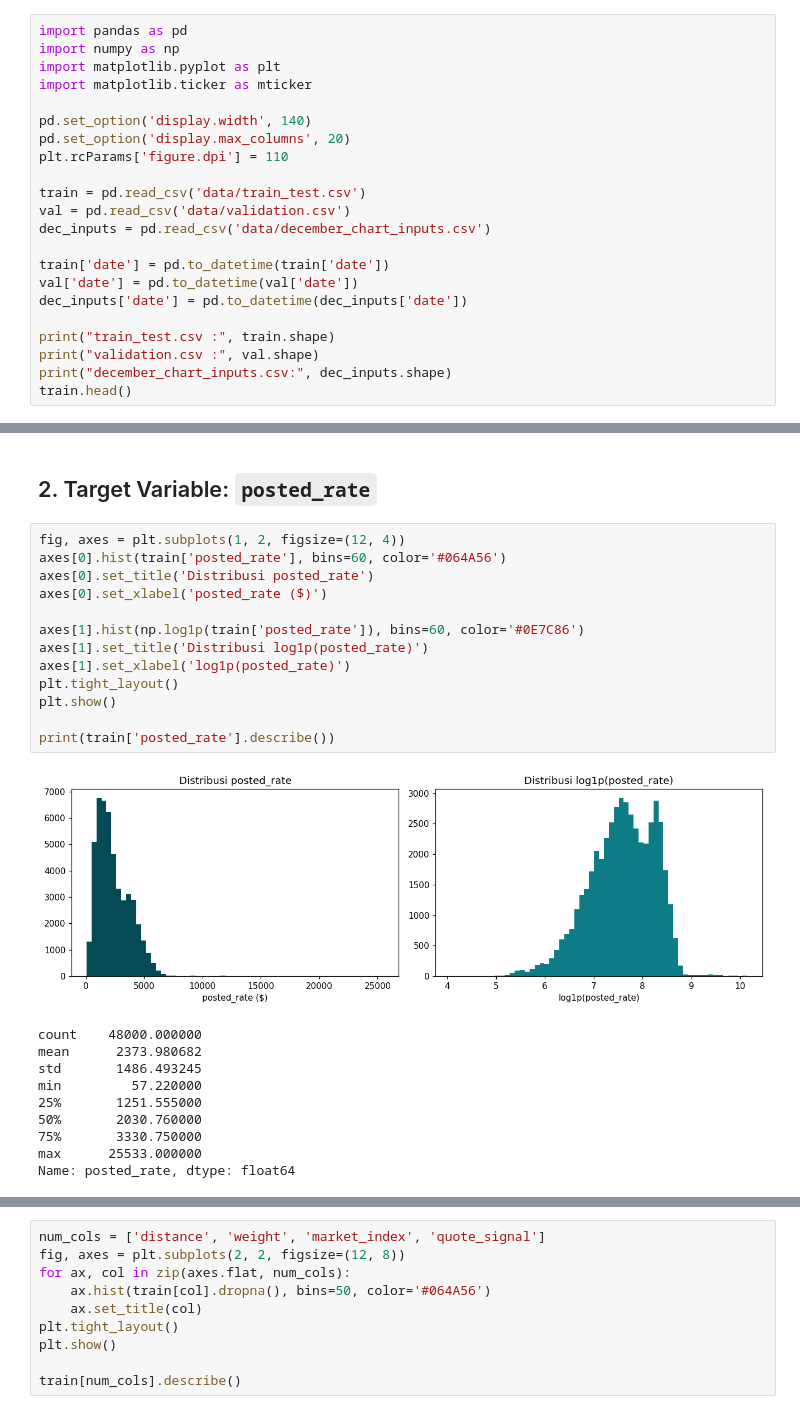
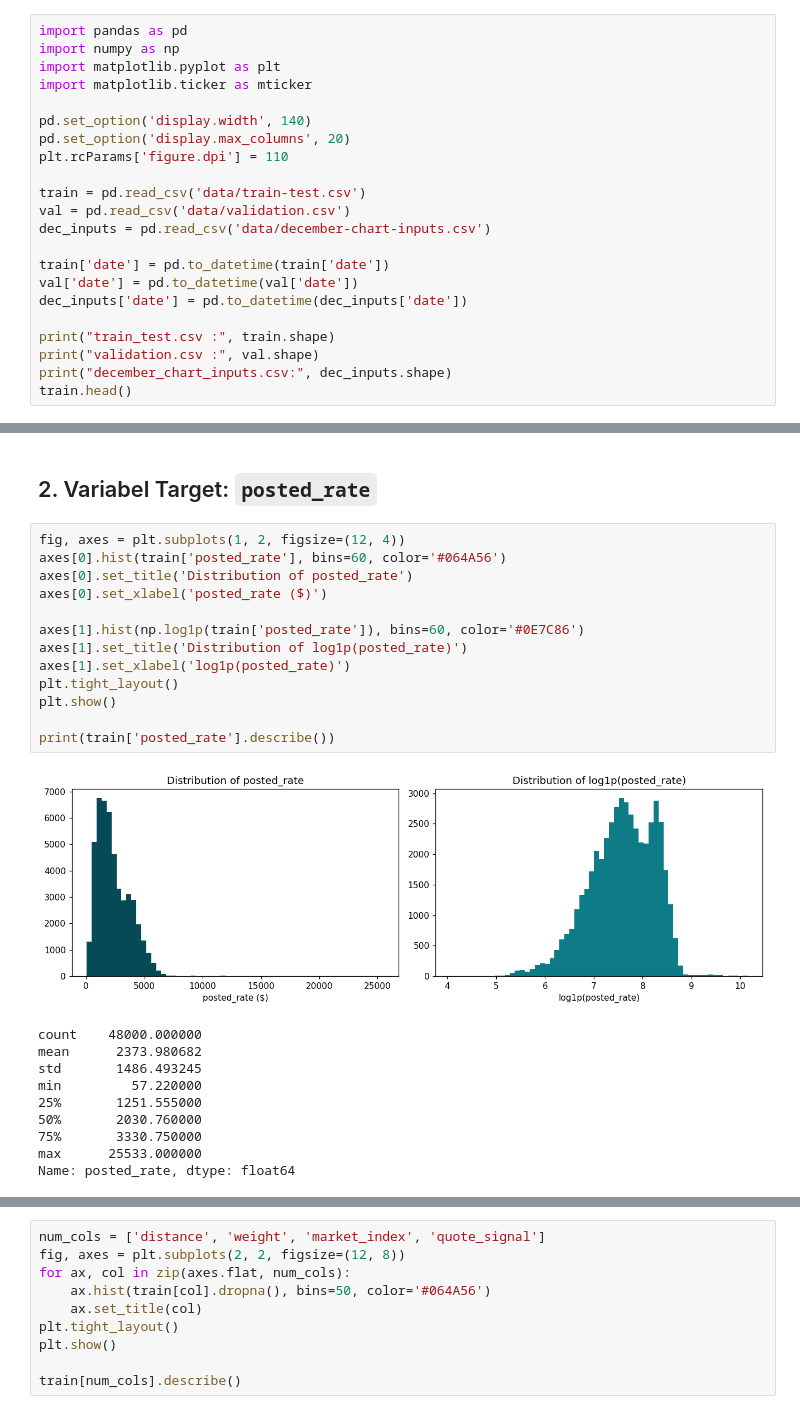
Before and after one commit to hafiszs/freight-rate-ml-assessment, a Jupyter notebook: notebooks/01_eda.ipynb, the cells around one changed output, grey strips where cells are left out. Drawn from its saved outputs; the diff is of its cells as text.

```diff
--- a/notebooks/01_eda.ipynb
+++ b/notebooks/01_eda.ipynb
@@ -17,9 +17,9 @@ pd.set_option('display.width', 140)
 pd.set_option('display.max_columns', 20)
 plt.rcParams['figure.dpi'] = 110
 
-train = pd.read_csv('data/train_test.csv')
+train = pd.read_csv('data/train-test.csv')
 val = pd.read_csv('data/validation.csv')
-dec_inputs = pd.read_csv('data/december_chart_inputs.csv')
+dec_inputs = pd.read_csv('data/december-chart-inputs.csv')
 
 train['date'] = pd.to_datetime(train['date'])
 val['date'] = pd.to_datetime(val['date'])
@@ -82,20 +108,20 @@ train: 0  | val: 0
 # %% [markdown]
-## 2. Target Variable: `posted_rate`
+## 2. Variabel Target: `posted_rate`
 # %%
 fig, axes = plt.subplots(1, 2, figsize=(12, 4))
 axes[0].hist(train['posted_rate'], bins=60, color='#064A56')
-axes[0].set_title('Distribusi posted_rate')
+axes[0].set_title('Distribution of posted_rate')
 axes[0].set_xlabel('posted_rate ($)')
 
 axes[1].hist(np.log1p(train['posted_rate']), bins=60, color='#0E7C86')
-axes[1].set_title('Distribusi log1p(posted_rate)')
+axes[1].set_title('Distribution of log1p(posted_rate)')
 axes[1].set_xlabel('log1p(posted_rate)')
 plt.tight_layout()
 plt.show()
 
 print(train['posted_rate'].describe())
 # %% [output]
-[figure, old version]
+[figure, new version]
 count    48000.000000
 mean      2373.980682
 std       1486.493245
```
Also changed, not shown: parts of 37 cells of this notebook, 2 other files.
